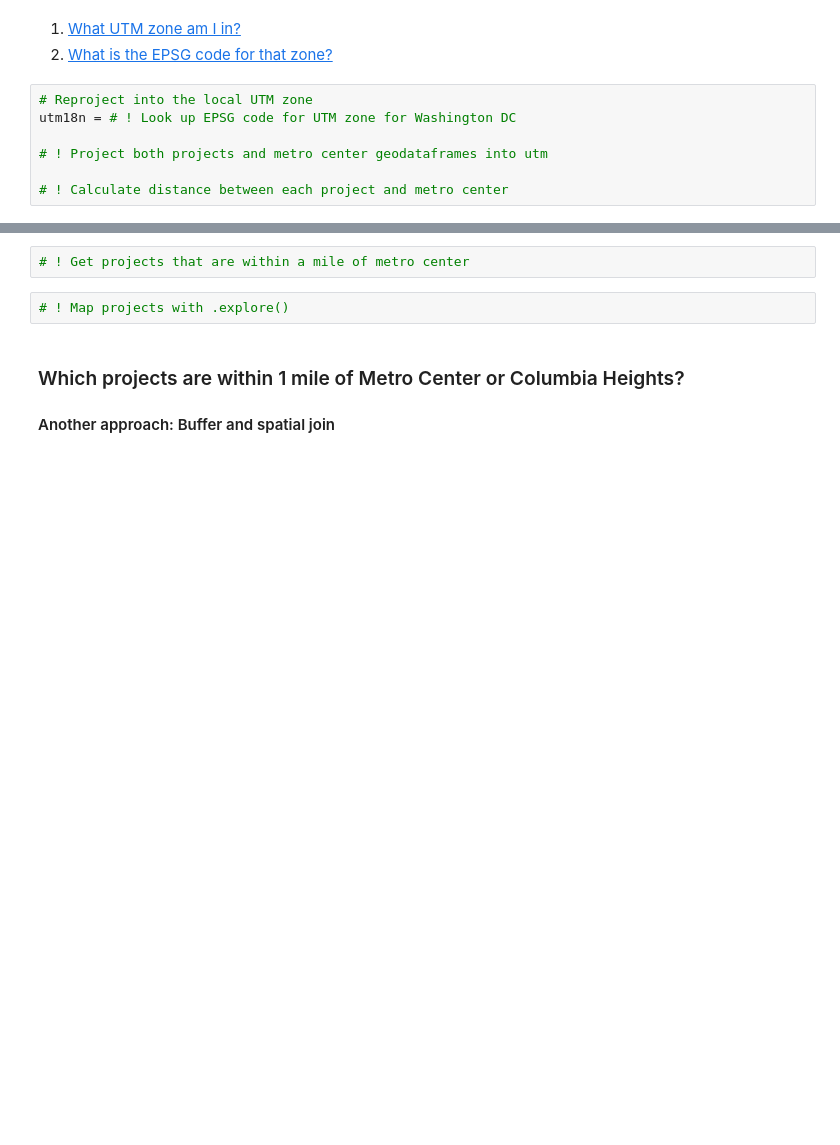
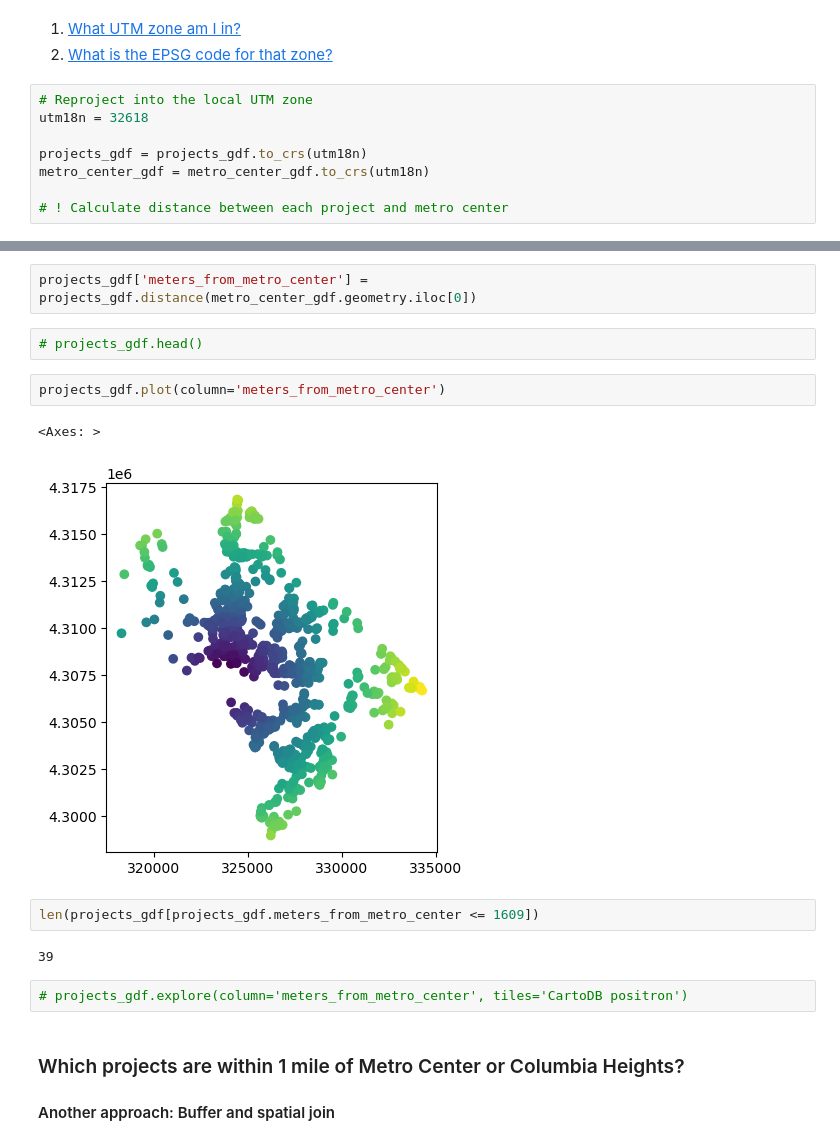
Before and after one commit to stg12793/ursp688y_sp2025, a Jupyter notebook: demos/demo07/demo07_live.ipynb, the cells around one changed output, grey strips where cells are left out. Cells and saved outputs as stored; diff of their text form; blank space fills up the shorter version.

```diff
--- a/demos/demo07/demo07_live.ipynb
+++ b/demos/demo07/demo07_live.ipynb
@@ -81,8 +106,9 @@ The UTM system divides the globe into 120 zones, 60 each in the northern and sou
 2. [What is the EPSG code for that zone?](https://www.google.com/search?q=epsg+code+for+UTM18N&rlz=1C5GCCM_en&oq=epsg+code+for+UTM18N&gs_lcrp=EgZjaHJvbWUyBggAEEUYOTIHCAEQIRigATIHCAIQIRigATIHCAMQIRigATIHCAQQIRigATIHCAUQIRigATIHCAYQIRiPAjIHCAcQIRiPAtIBCDcxMDJqMGo3qAIAsAIA&sourceid=chrome&ie=UTF-8)
 # %%
 # Reproject into the local UTM zone
-utm18n = # ! Look up EPSG code for UTM zone for Washington DC
+utm18n = 32618
 
-# ! Project both projects and metro center geodataframes into utm
+projects_gdf = projects_gdf.to_crs(utm18n)
+metro_center_gdf = metro_center_gdf.to_crs(utm18n)
 
 # ! Calculate distance between each project and metro center
@@ -89,7 +138,18 @@ utm18n = # ! Look up EPSG code for UTM zone for Washington DC
 # %%
-# ! Get projects that are within a mile of metro center
+projects_gdf['meters_from_metro_center'] = projects_gdf.distance(metro_center_gdf.geometry.iloc[0])
+# %%
+# projects_gdf.head()
 # %%
-# ! Map projects with .explore()
+projects_gdf.plot(column='meters_from_metro_center')
+# %% [output]
+<Axes: >
+[figure, added]
+# %%
+len(projects_gdf[projects_gdf.meters_from_metro_center <= 1609])
+# %% [output]
+39
+# %%
+# projects_gdf.explore(column='meters_from_metro_center', tiles='CartoDB positron')
 # %% [markdown]
 ### Which projects are within 1 mile of Metro Center or Columbia Heights?
 
```
Also changed, not shown: parts of 29 cells of this notebook.
